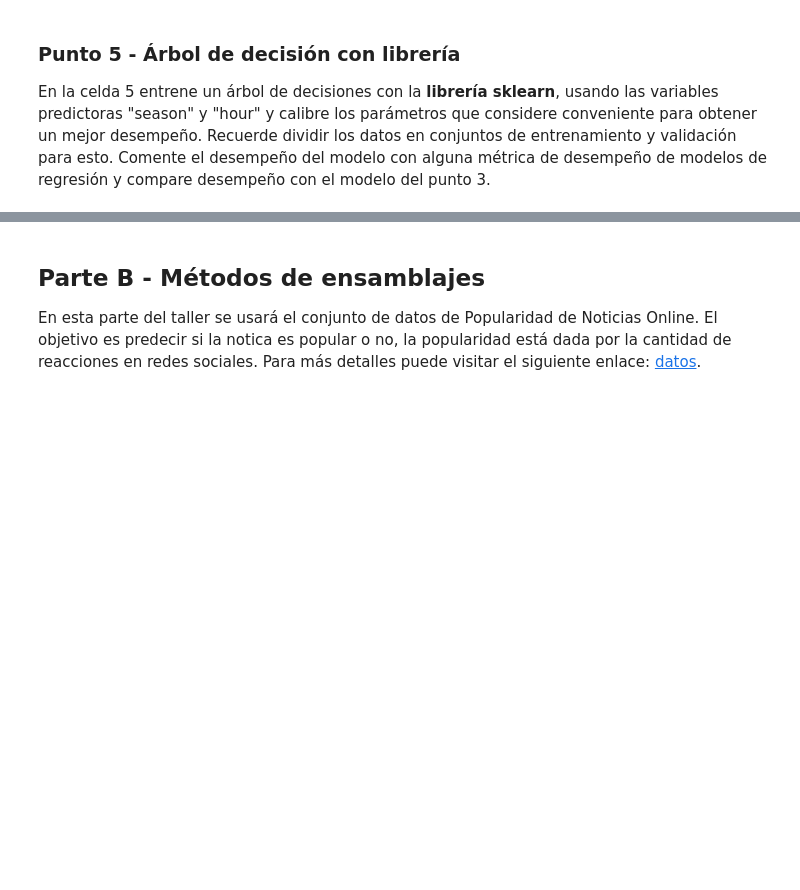
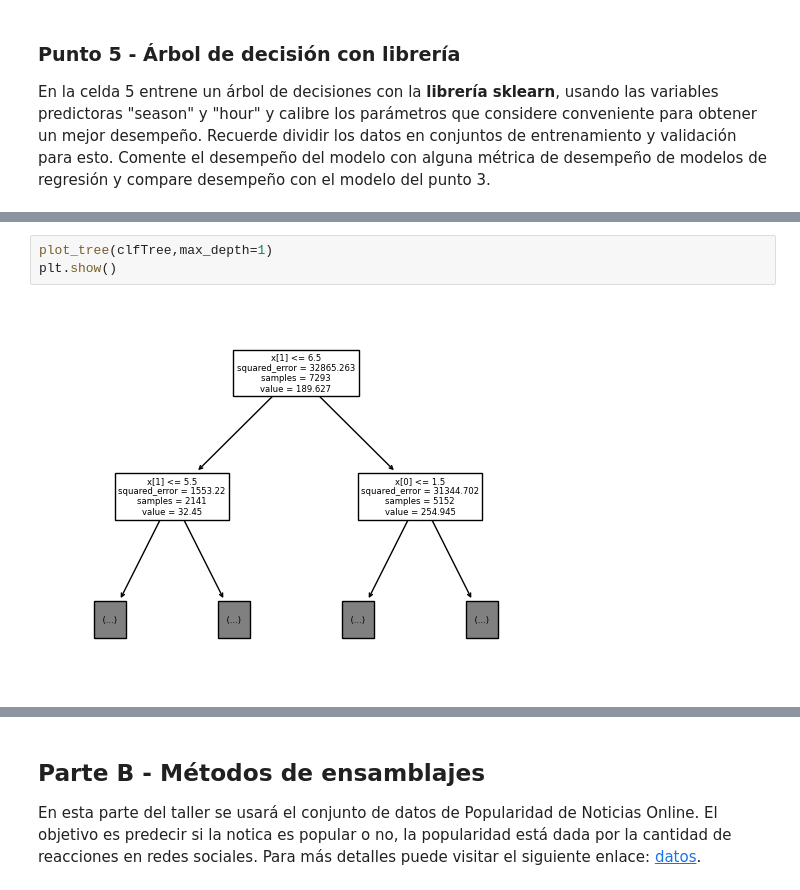
Before and after one commit to sakrussi/Ml_curso_LN, a Jupyter notebook: Entrega_taller_1_S1TC1_arboles_ensamblajes_krp.ipynb, the cells around one changed output, grey strips where cells are left out. Saved outputs shown, nothing was run; the diff lists cells and outputs as text; blank space fills up the shorter version.

```diff
--- a/Entrega_taller_1_S1TC1_arboles_ensamblajes_krp.ipynb
+++ b/Entrega_taller_1_S1TC1_arboles_ensamblajes_krp.ipynb
@@ -492,0 +563,5 @@ sorted(zip(accuracy_scores, max_depth_range))[::-1][0]
+# %%
+plot_tree(clfTree,max_depth=1)
+plt.show()
+# %% [output]
+[figure, added]
```
Also changed, not shown: parts of 68 cells of this notebook.
